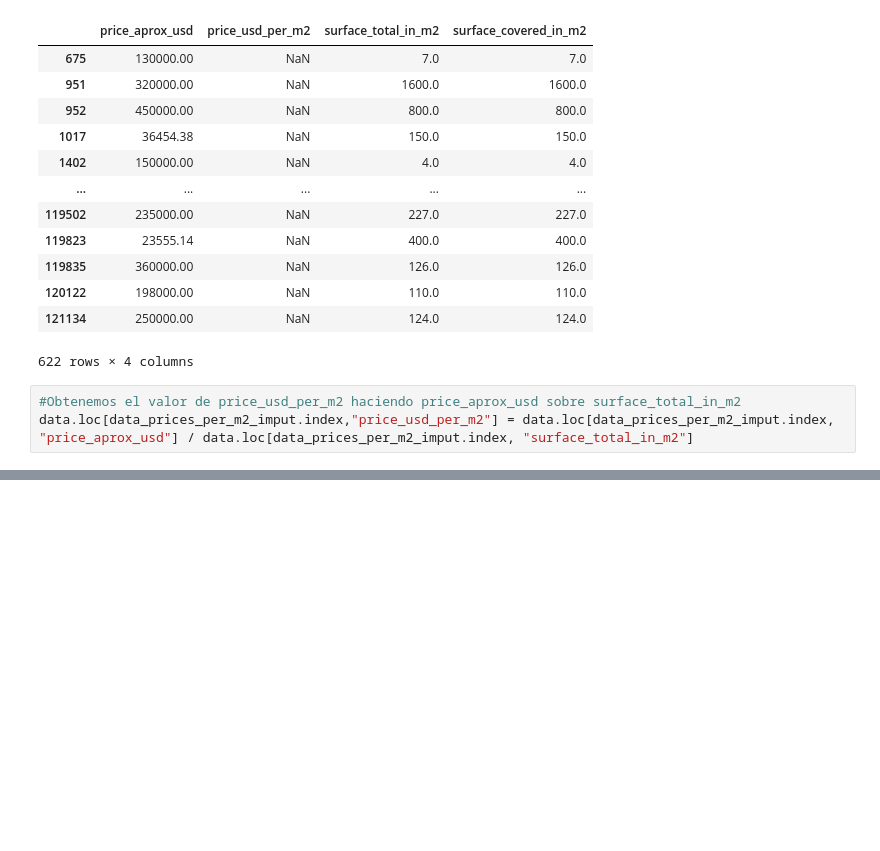
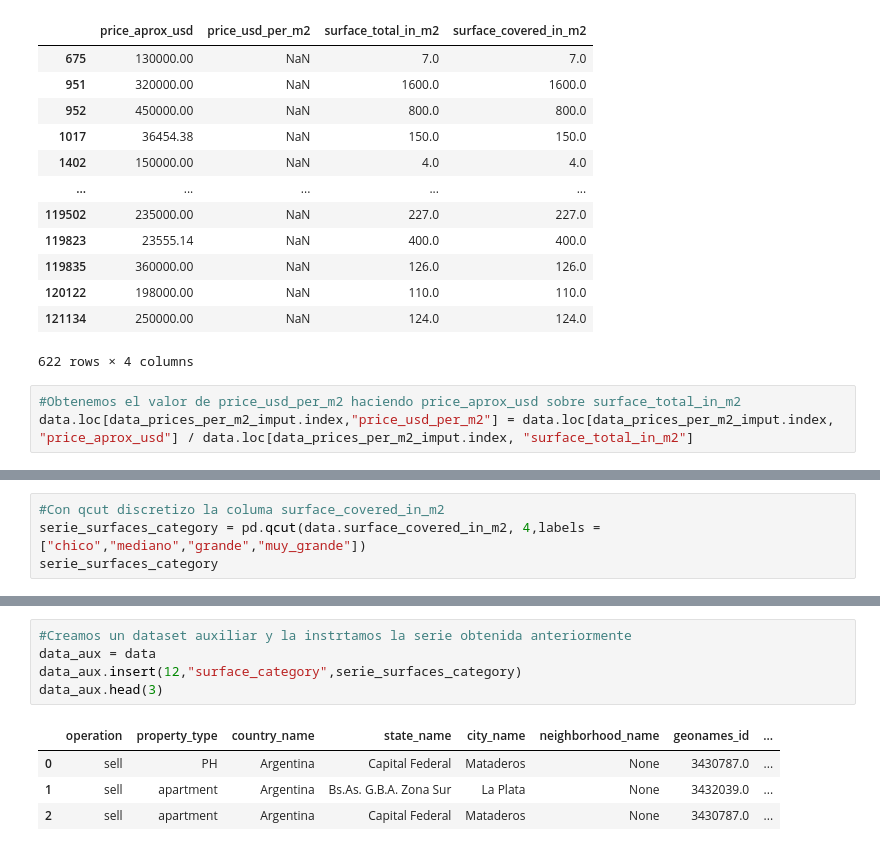
Before and after one commit to BenkosT/TP_Limpieza, a Jupyter notebook: Notebooks/Limpieza.ipynb, the cells around one changed output, grey strips where cells are left out. Saved outputs shown, nothing was run; the diff lists cells and outputs as text; blank space fills up the shorter version.

```diff
--- a/Notebooks/Limpieza.ipynb
+++ b/Notebooks/Limpieza.ipynb
@@ -1224,0 +1582,4 @@ data.loc[data_prices_per_m2_imput.index,"price_usd_per_m2"] = data.loc[data_pric
+# %%
+#Con qcut discretizo la columa surface_covered_in_m2
+serie_surfaces_category = pd.qcut(data.surface_covered_in_m2, 4,labels = ["chico","mediano","grande","muy_grande"])
+serie_surfaces_category
@@ -1224,0 +1600,10 @@ data.loc[data_prices_per_m2_imput.index,"price_usd_per_m2"] = data.loc[data_pric
+# %%
+#Creamos un dataset auxiliar y la instrtamos la serie obtenida anteriormente
+data_aux = data
+data_aux.insert(12,"surface_category",serie_surfaces_category)
+data_aux.head(3)
+# %% [output]
+|  | operation | property_type | country_name | state_name | city_name | neighborhood_name | geonames_id | ... |
+| 0 | sell | PH | Argentina | Capital Federal | Mataderos | None | 3430787.0 | ... |
+| 1 | sell | apartment | Argentina | Bs.As. G.B.A. Zona Sur | La Plata | None | 3432039.0 | ... |
+| 2 | sell | apartment | Argentina | Capital Federal | Mataderos | None | 3430787.0 | ... |
```
Also changed, not shown: parts of 44 cells of this notebook.
